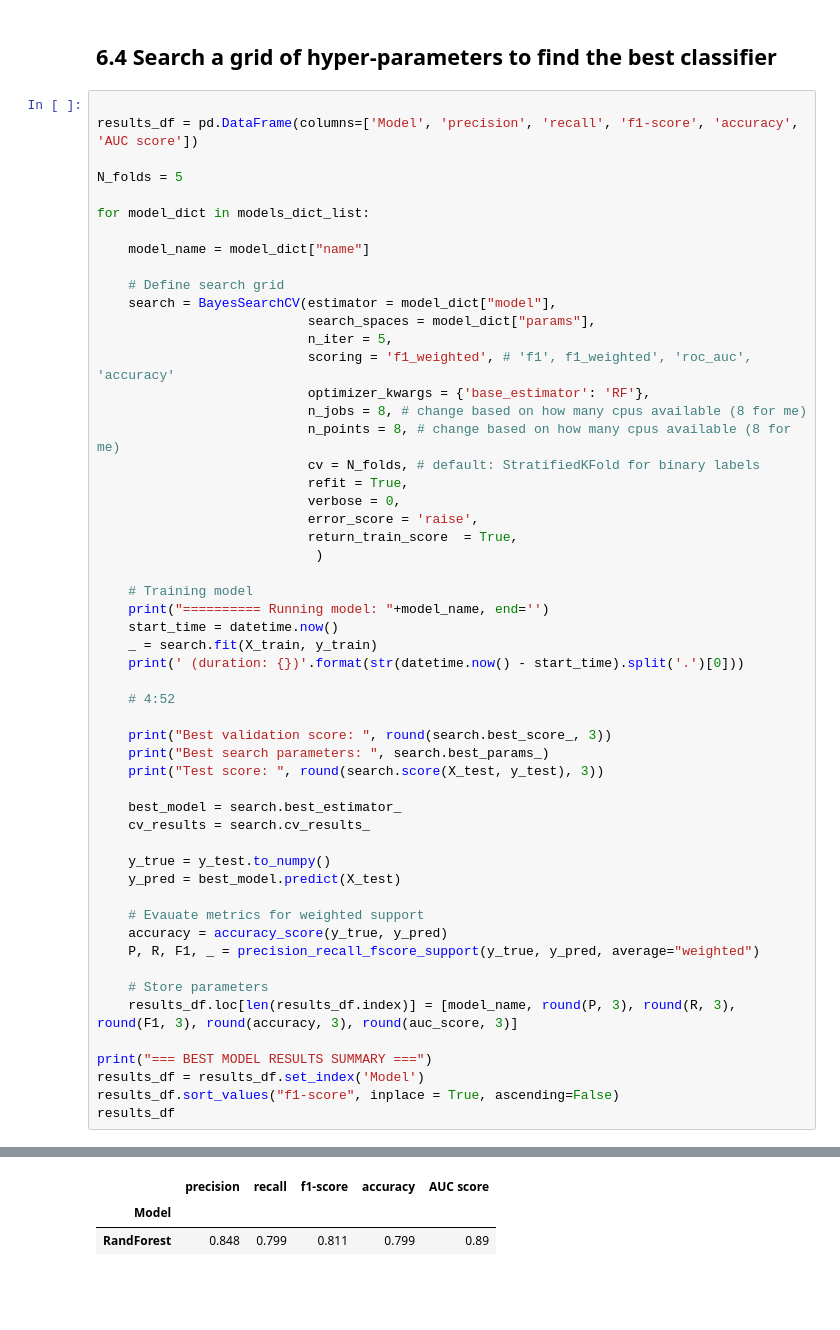
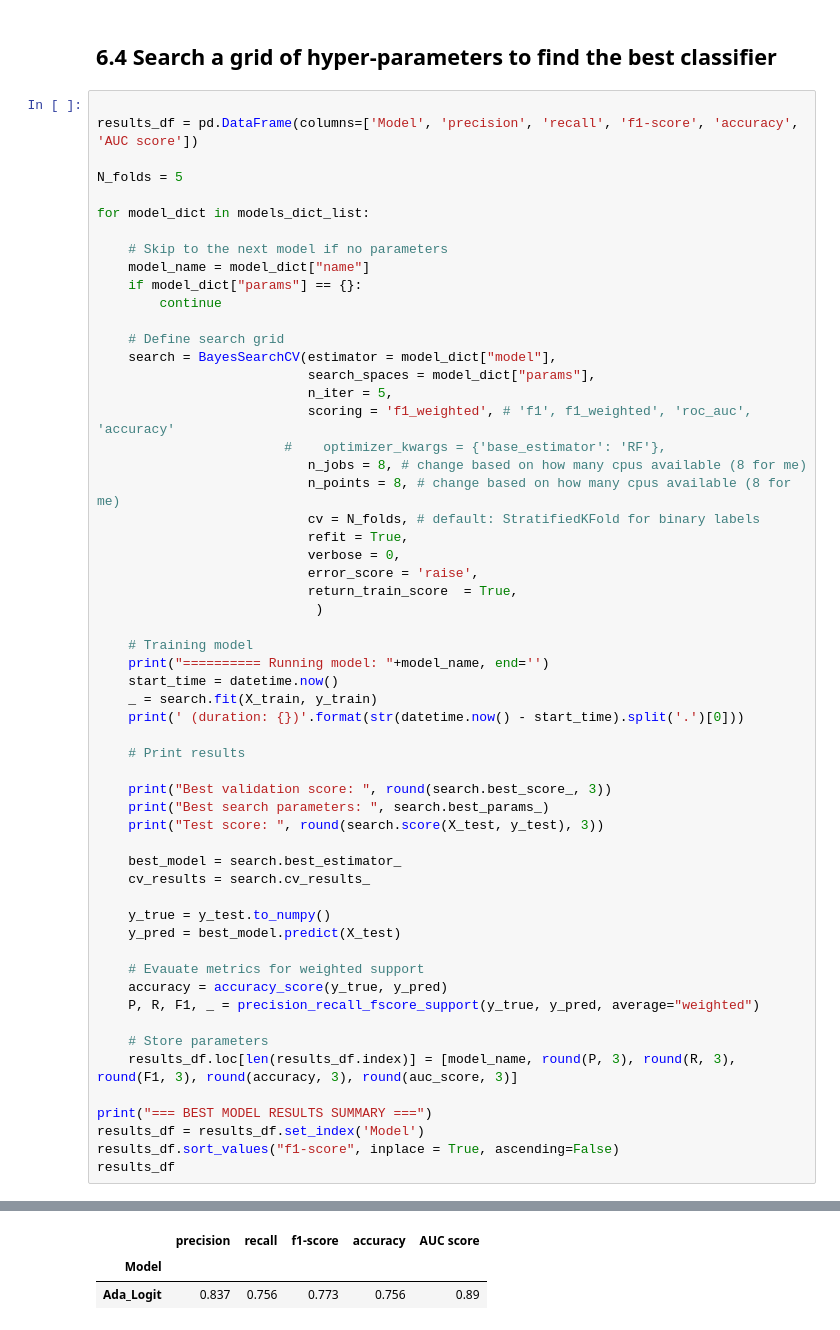
Before and after one commit to olivier-2018/Adv_ML_techniques_for_imbalanced_dataset, a Jupyter notebook: advML_census_adult_dataset.ipynb, the cells around one changed output, grey strips where cells are left out. Saved outputs shown, nothing was run; the diff lists cells and outputs as text; blank space fills up the shorter version.

```diff
--- a/advML_census_adult_dataset.ipynb
+++ b/advML_census_adult_dataset.ipynb
@@ -1577,14 +1608,17 @@ N_folds = 5
 
 for model_dict in models_dict_list:
 
+    # Skip to the next model if no parameters
     model_name = model_dict["name"]
+    if model_dict["params"] == {}:
+        continue
 
     # Define search grid
     search = BayesSearchCV(estimator = model_dict["model"],
                            search_spaces = model_dict["params"],
                            n_iter = 5,
                            scoring = 'f1_weighted', # 'f1', f1_weighted', 'roc_auc', 'accuracy'
-                           optimizer_kwargs = {'base_estimator': 'RF'},
+                        #    optimizer_kwargs = {'base_estimator': 'RF'},
                            n_jobs = 8, # change based on how many cpus available (8 for me)
                            n_points = 8, # change based on how many cpus available (8 for me)
                            cv = N_folds, # default: StratifiedKFold for binary labels
@@ -1600,7 +1634,7 @@ for model_dict in models_dict_list:
     _ = search.fit(X_train, y_train)
     print(' (duration: {})'.format(str(datetime.now() - start_time).split('.')[0]))
 
-    # 4:52
+    # Print results
 
     print("Best validation score: ", round(search.best_score_, 3))
     print("Best search parameters: ", search.best_params_)
@@ -1631,4 +1665,4 @@ Test score:  0.811
 === BEST MODEL RESULTS SUMMARY ===
 |  | precision | recall | f1-score | accuracy | AUC score |
 | Model |  |  |  |  |  |
-| RandForest | 0.848 | 0.799 | 0.811 | 0.799 | 0.89 |
+| Ada_Logit | 0.837 | 0.756 | 0.773 | 0.756 | 0.89 |
```
Also changed, not shown: parts of 4 cells of this notebook.
